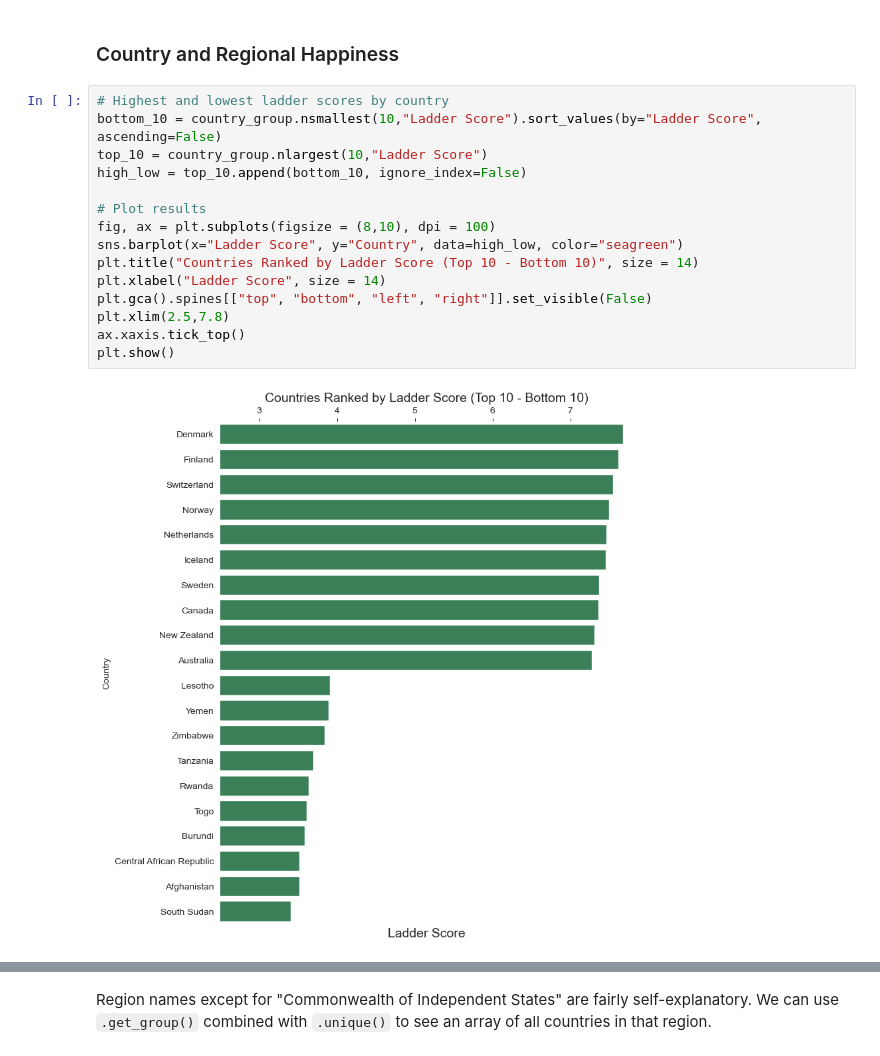
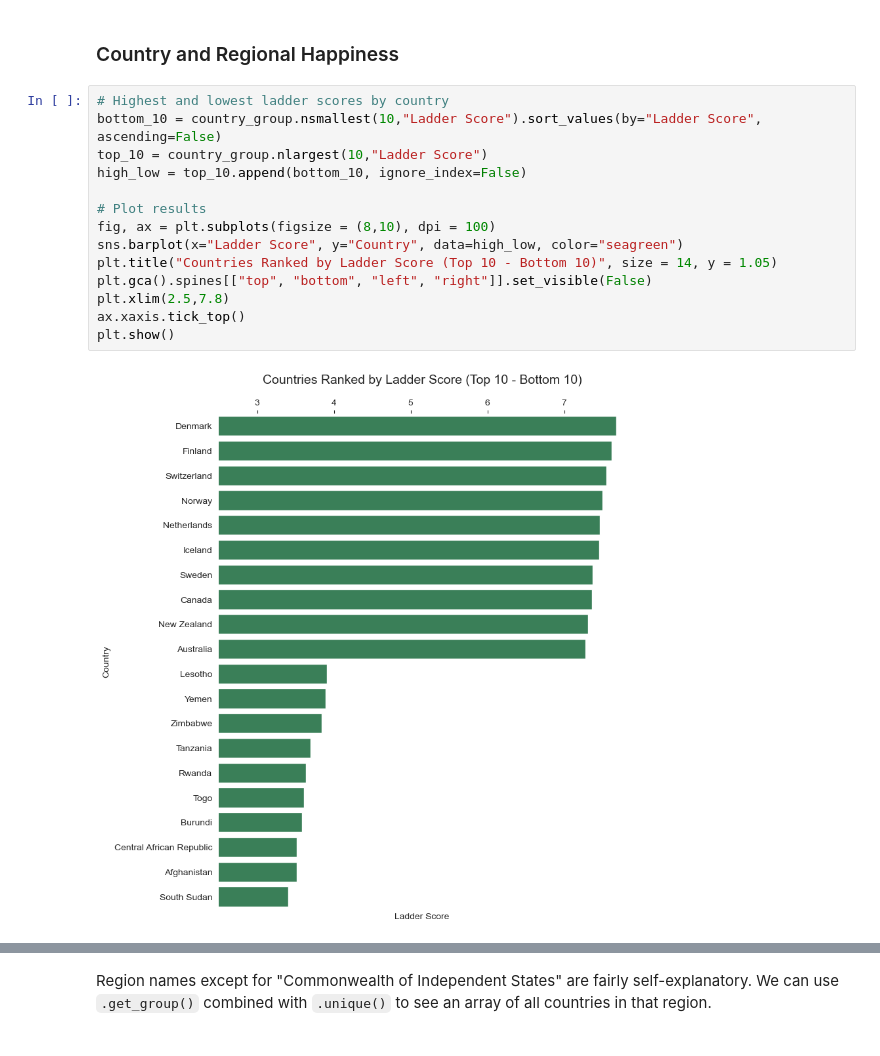
Before and after one commit to paul-trood/Portfolio-World_Happiness_Report, a Jupyter notebook: world_happiness.ipynb, the cells around one changed output, grey strips where cells are left out. Drawn from its saved outputs; the diff is of its cells as text.

```diff
--- a/world_happiness.ipynb
+++ b/world_happiness.ipynb
@@ -1117,20 +1118,19 @@ Is it possible that respondents simply answered no to both questions? Nothing in
 # %%
 # Highest and lowest ladder scores by country
 bottom_10 = country_group.nsmallest(10,"Ladder Score").sort_values(by="Ladder Score", ascending=False)
 top_10 = country_group.nlargest(10,"Ladder Score")
 high_low = top_10.append(bottom_10, ignore_index=False)
 
 # Plot results
 fig, ax = plt.subplots(figsize = (8,10), dpi = 100)
 sns.barplot(x="Ladder Score", y="Country", data=high_low, color="seagreen")
-plt.title("Countries Ranked by Ladder Score (Top 10 - Bottom 10)", size = 14)
-plt.xlabel("Ladder Score", size = 14)
+plt.title("Countries Ranked by Ladder Score (Top 10 - Bottom 10)", size = 14, y = 1.05)
 plt.gca().spines[["top", "bottom", "left", "right"]].set_visible(False)
 plt.xlim(2.5,7.8)
 ax.xaxis.tick_top()
 plt.show()
 # %% [output]
-[figure, old version]
+[figure, new version]
 # %%
 # Regional average ladder Score
 fig, ax = plt.subplots(figsize = (15,8))
```
Also changed, not shown: parts of 7 cells of this notebook.
